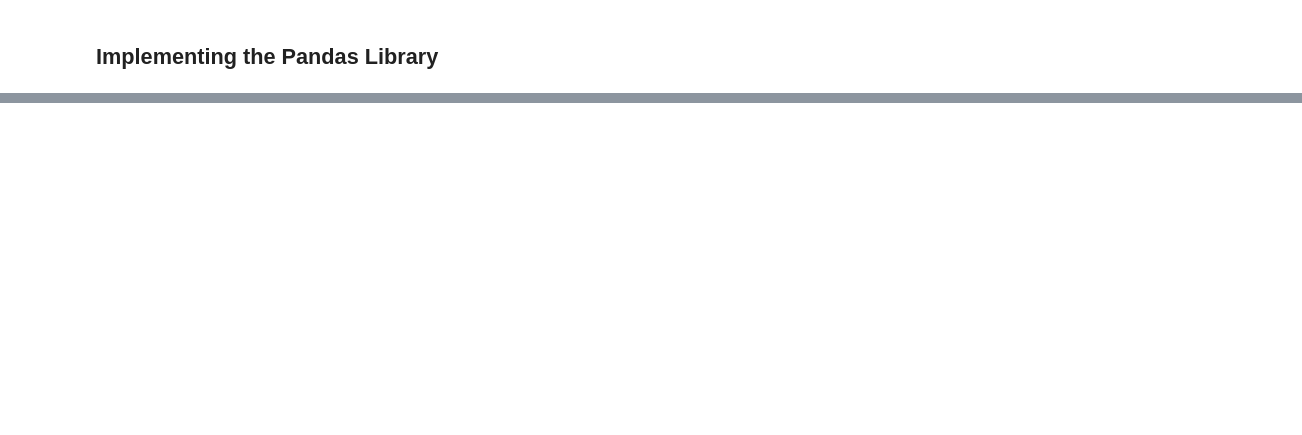
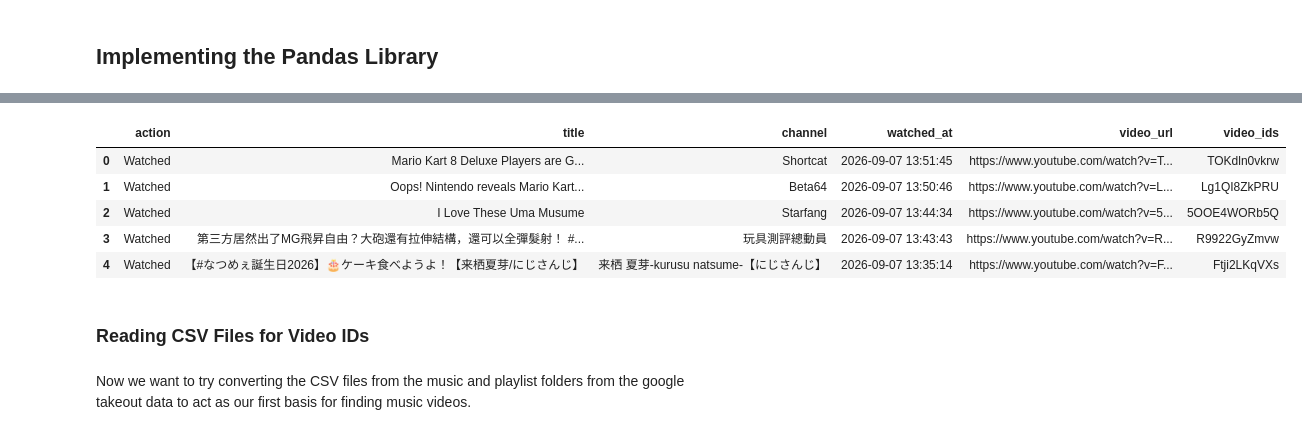
Before and after one commit to warrenchong601/Youtube_Music_Analysis, a Jupyter notebook: notebooks/01_explore_history.ipynb, the cells around one changed output, grey strips where cells are left out. Drawn from its saved outputs; the diff is of its cells as text; code cells hidden in the pictures; blank space fills up the shorter version.

```diff
--- a/notebooks/01_explore_history.ipynb
+++ b/notebooks/01_explore_history.ipynb
@@ -143,6 +145,10 @@ records = []
 record_number = 0
 missing_channel_records = 0
 non_video_records = 0
+
+zero_links = 0
+one_link = 0
+two_or_more_links = 0
 
 
 for card in cards:
@@ -166,21 +172,31 @@ for card in cards:
 
     elif len(parts) == 3:
         missing_channel_records += 1
+
+        if len(links) <= 0:
+            zero_links += 1
+        elif len(links) == 1:
+            one_link += 1
+        elif len(links) == 2:
+            two_or_more_links += 1
+
         record = {
             "action": parts[0],
             "title": parts[1],
             "channel": None,
             "watched_at": parts[2],
+            "video_url": links[0].get("href"),
         }
 
 
     records.append(record)
 
-
-
-
 print("Number of normal records", record_number)
 print("Number of records with missing channels: ", missing_channel_records)
 print("Number of non-video records: ", non_video_records)
+
+print("Number of bad records with zero links: ", zero_links)
+print("Number of records with one link: ", one_link)
+print("Number of records with two or more links: ", two_or_more_links)
 # %% [output]
 Number of normal records 9945
@@ -205,0 +273,11 @@ records_dataframe.head()
+# %%
+valid_channel_records = records_dataframe[records_dataframe["channel"].notna()]
+
+records_dataframe = valid_channel_records
+
+
+#print(records_dataframe.shape)
+#records_dataframe.head()
+
+
+records_dataframe.reset_index(drop = True)
@@ -205,0 +323,20 @@ records_dataframe.head()
+# %%
+video_ids = records_dataframe["video_url"].str.split("v=").str[1]
+
+video_ids.str.len().unique() #Checking that all video ids equally return 11 characters
+
+records_dataframe["video_ids"] = video_ids
+
+records_dataframe.head()
+#records_dataframe.shape
+# %% [output]
+|  | action | title | channel | watched_at | video_url | video_ids |
+| 0 | Watched | Mario Kart 8 Deluxe Players are G... | Shortcat | 2026-09-07 13:51:45 | https://www.youtube.com/watch?v=T... | TOKdln0vkrw |
+| 1 | Watched | Oops! Nintendo reveals Mario Kart... | Beta64 | 2026-09-07 13:50:46 | https://www.youtube.com/watch?v=L... | Lg1QI8ZkPRU |
+| 2 | Watched | I Love These Uma Musume | Starfang | 2026-09-07 13:44:34 | https://www.youtube.com/watch?v=5... | 5OOE4WORb5Q |
+| 3 | Watched | 第三方居然出了MG飛昇自由？大砲還有拉伸結構，還可以全彈髮射！ #... | 玩具測評總動員 | 2026-09-07 13:43:43 | https://www.youtube.com/watch?v=R... | R9922GyZmvw |
+| 4 | Watched | 【#なつめぇ誕生日2026】🎂ケーキ食べようよ！【来栖夏芽/にじさんじ】 | 来栖 夏芽-kurusu natsume-【にじさんじ】 | 2026-09-07 13:35:14 | https://www.youtube.com/watch?v=F... | Ftji2LKqVXs |
+# %% [markdown]
+### Reading CSV Files for Video IDs
+# %% [markdown]
+Now we want to try converting the CSV files from the music and playlist folders from the google takeout data to act as our first basis for finding music videos.
```
Also changed, not shown: parts of 27 cells of this notebook.
